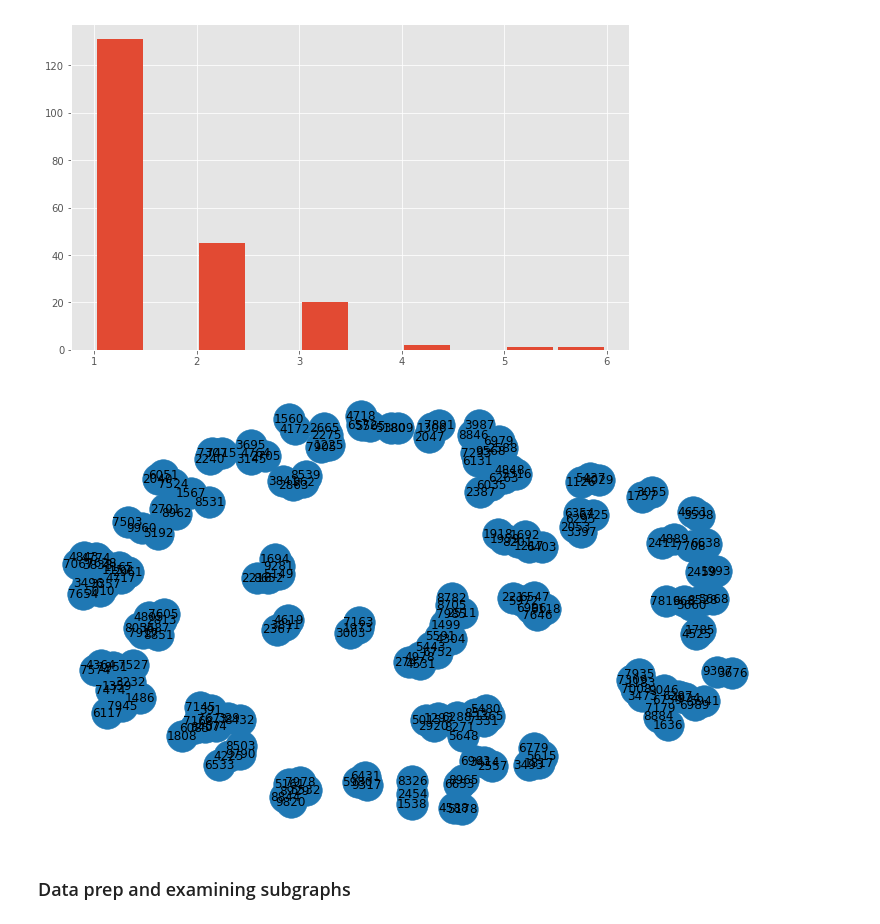
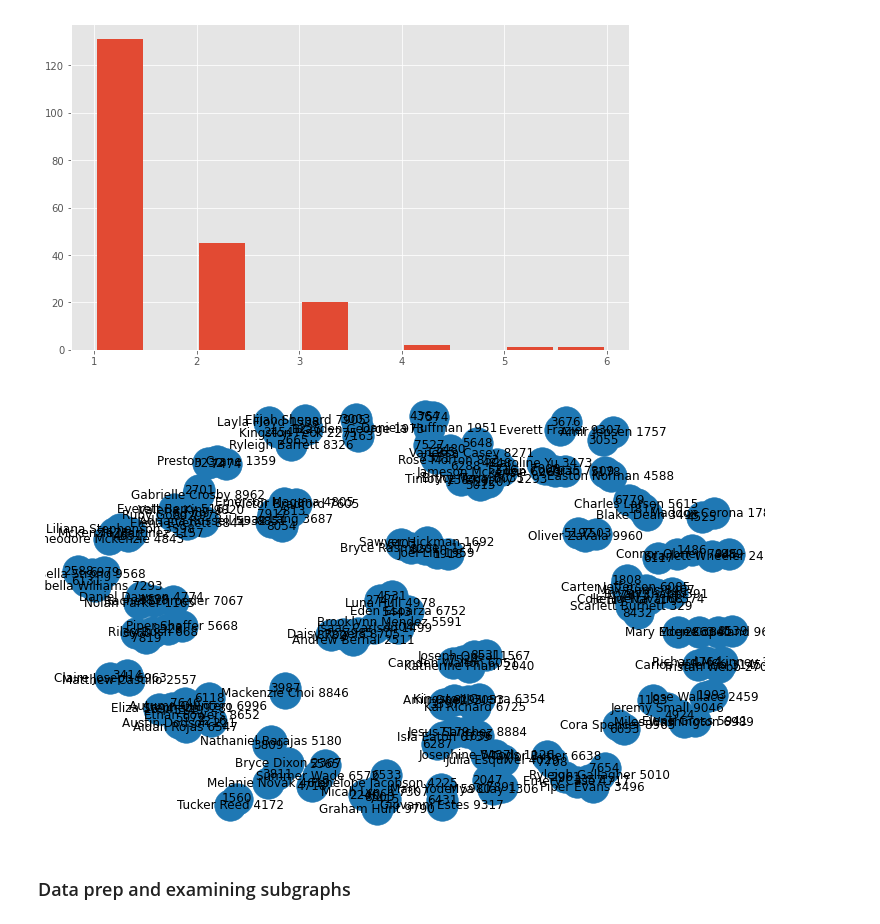
Before and after one commit to w-schw/CU-member-networks, a Jupyter notebook: Member network development.ipynb, the cells around one changed output. Cells and saved outputs as stored; diff of their text form; code cells hidden in the pictures.

Commit message:
Updated visualizations/ handling of attribute data

```diff
--- a/Member network development.ipynb
+++ b/Member network development.ipynb
@@ -103,10 +108,11 @@ plt.show()
 # %%
 # Show all participants
 pos = nx.spring_layout(G)
+node_labels = nx.get_node_attributes(G,'label')
 nx.draw(G, pos=pos,   node_size=1000)
-nx.draw_networkx_labels(G, pos=pos )
+nx.draw_networkx_labels(G, pos=pos, labels=node_labels )
 plt.show()
 # %% [output]
-[figure, old version]
+[figure, new version]
 # %% [markdown]
 ### Data prep and examining subgraphs
```
Also changed, not shown: parts of 15 cells of this notebook.
